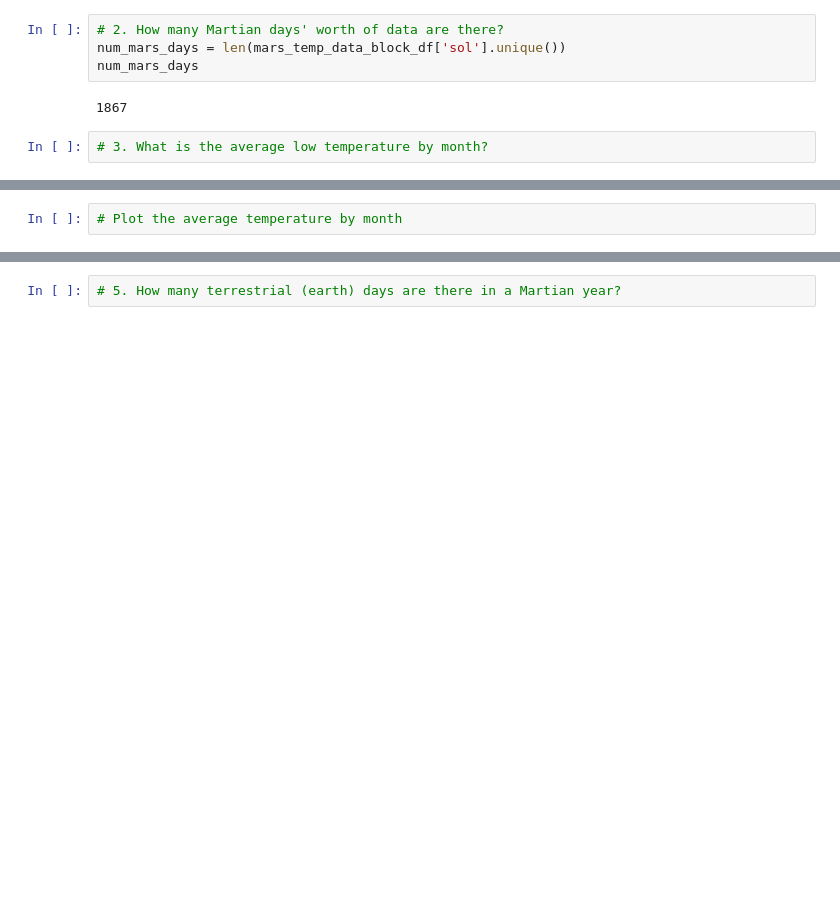
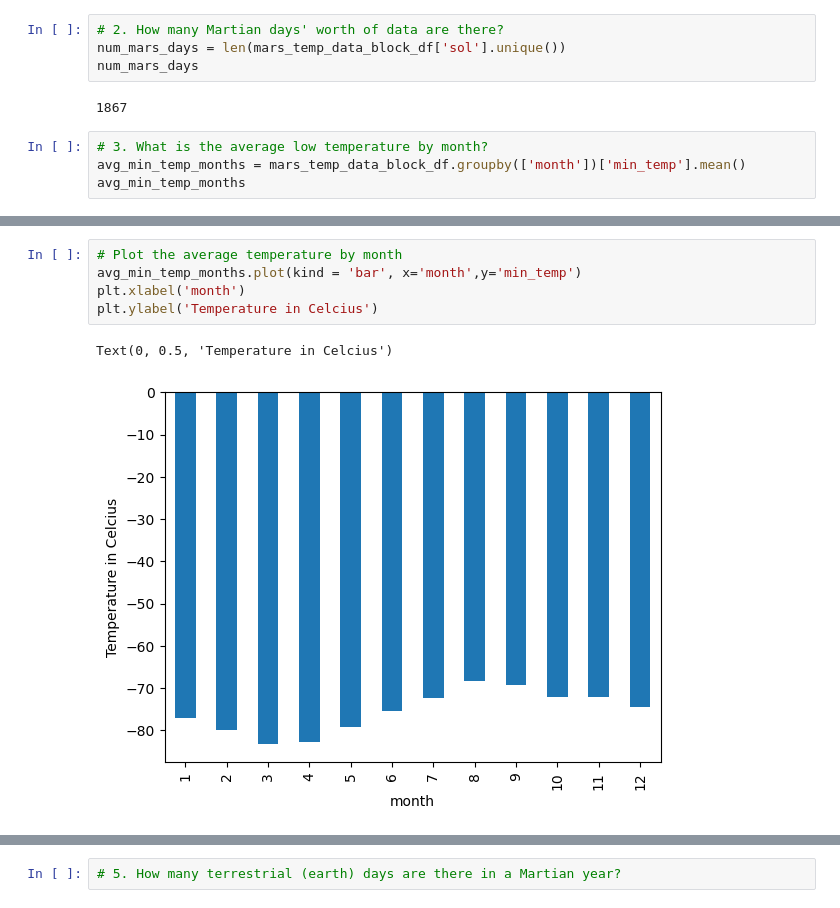
Before and after one commit to rbrennan55/mars_data_scraping, a Jupyter notebook: part_2_mars_weather.ipynb, the cells around one changed output, grey strips where cells are left out. Saved outputs shown, nothing was run; the diff lists cells and outputs as text; blank space fills up the shorter version.

```diff
--- a/part_2_mars_weather.ipynb
+++ b/part_2_mars_weather.ipynb
@@ -176,3 +176,5 @@ num_mars_days
 1867
 # %%
 # 3. What is the average low temperature by month?
+avg_min_temp_months = mars_temp_data_block_df.groupby(['month'])['min_temp'].mean()
+avg_min_temp_months
@@ -179,4 +196,10 @@ num_mars_days
 # %%
 # Plot the average temperature by month
+avg_min_temp_months.plot(kind = 'bar', x='month',y='min_temp')
+plt.xlabel('month')
+plt.ylabel('Temperature in Celcius')
+# %% [output]
+Text(0, 0.5, 'Temperature in Celcius')
+[figure, added]
 # %%
 # Identify the coldest and hottest months in Curiosity's location
```
Also changed, not shown: parts of 6 cells of this notebook.
